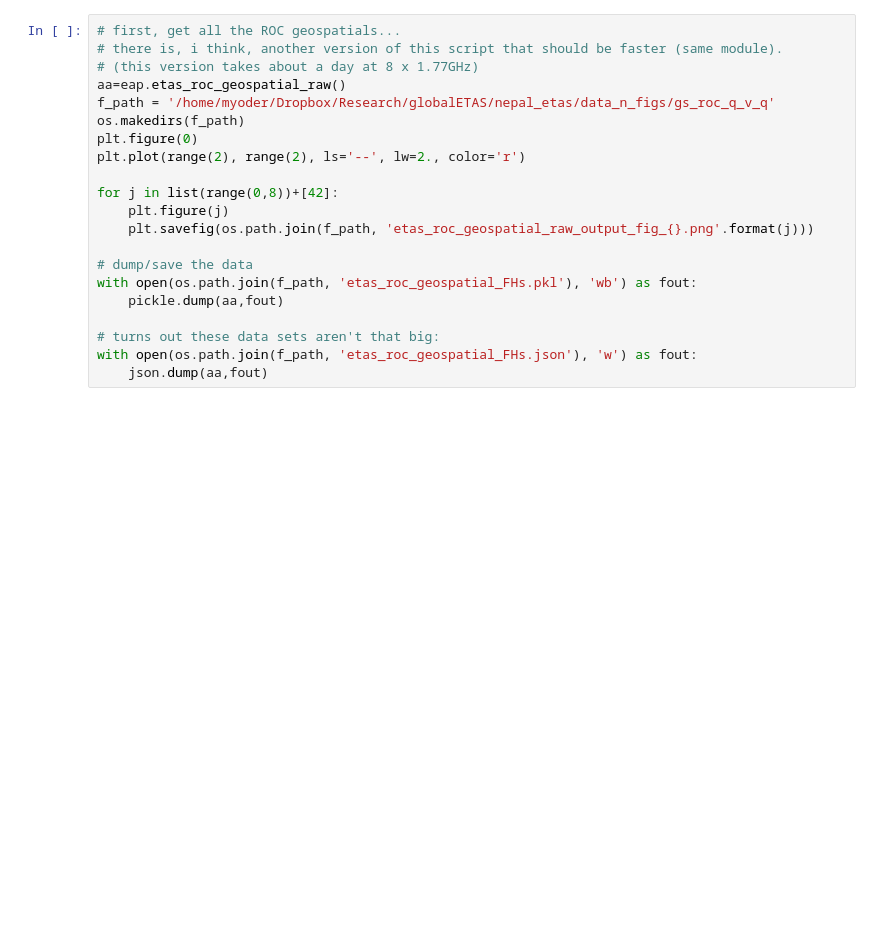
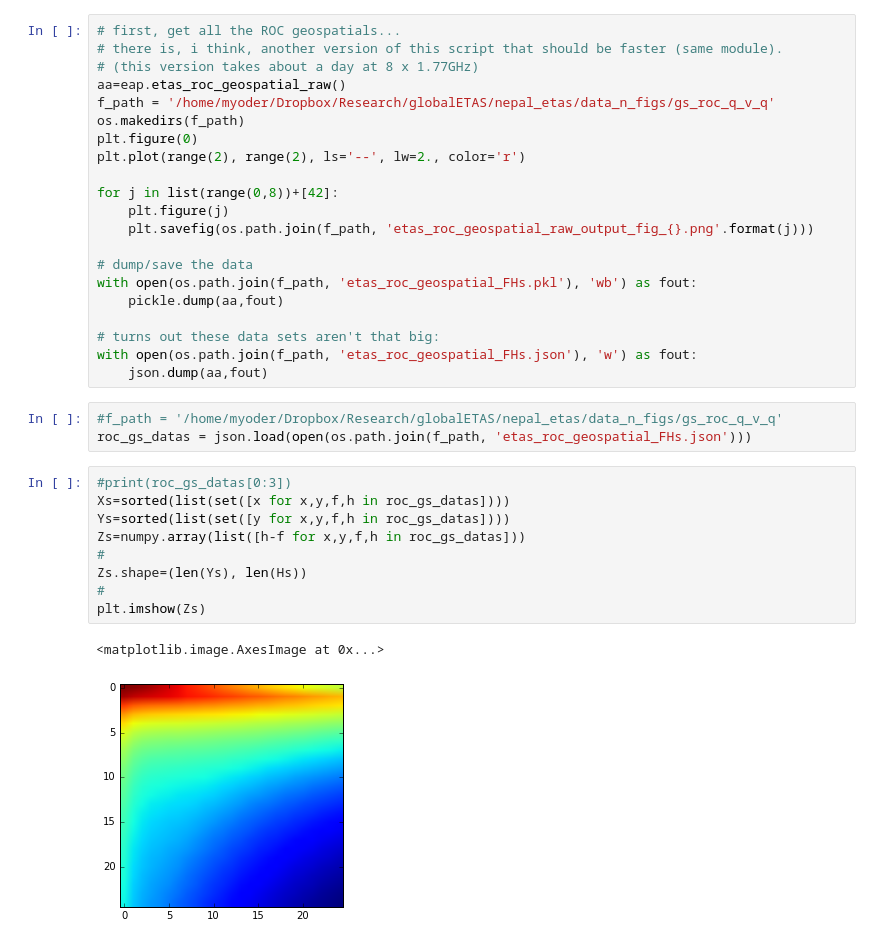
Before and after one commit to markyoder/globalETAS, a Jupyter notebook: global_etas_figs_revision.ipynb, the cells around one changed output. Cells and saved outputs as stored; diff of their text form; blank space fills up the shorter version.

Commit message:
more changes to global etas scripts...

```diff
--- a/global_etas_figs_revision.ipynb
+++ b/global_etas_figs_revision.ipynb
@@ -465,3 +465,18 @@ with open(os.path.join(f_path, 'etas_roc_geospatial_FHs.pkl'), 'wb') as fout:
 # turns out these data sets aren't that big:
 with open(os.path.join(f_path, 'etas_roc_geospatial_FHs.json'), 'w') as fout:
     json.dump(aa,fout)
+# %%
+#f_path = '/home/myoder/Dropbox/Research/globalETAS/nepal_etas/data_n_figs/gs_roc_q_v_q'
+roc_gs_datas = json.load(open(os.path.join(f_path, 'etas_roc_geospatial_FHs.json')))
+# %%
+#print(roc_gs_datas[0:3])
+Xs=sorted(list(set([x for x,y,f,h in roc_gs_datas])))
+Ys=sorted(list(set([y for x,y,f,h in roc_gs_datas])))
+Zs=numpy.array(list([h-f for x,y,f,h in roc_gs_datas]))
+#
+Zs.shape=(len(Ys), len(Hs))
+#
+plt.imshow(Zs)
+# %% [output]
+<matplotlib.image.AxesImage at 0x...>
+[figure, added]
```
